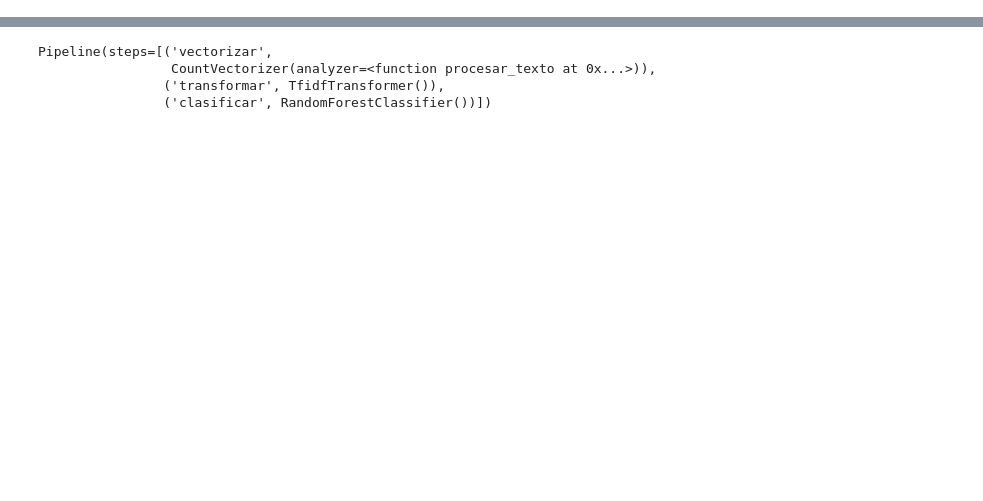
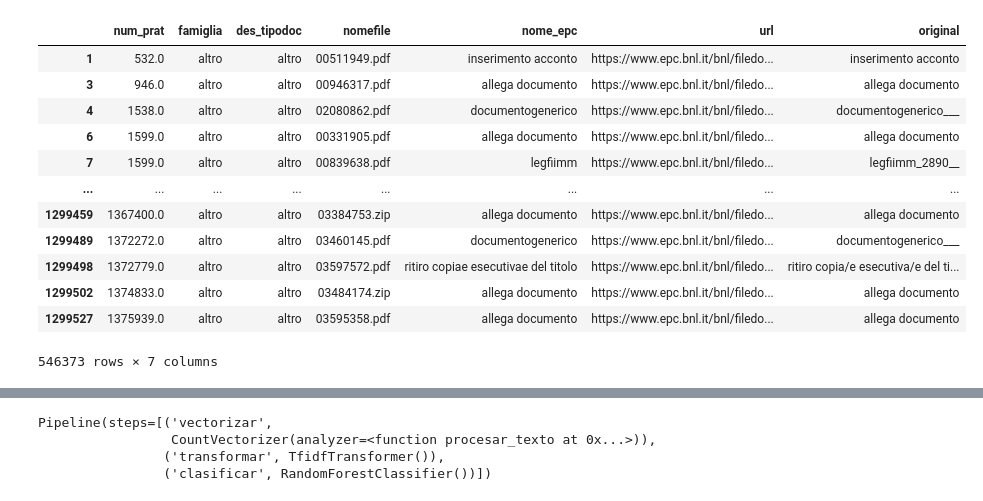
Before and after one commit to sdelliq/NLP, a Jupyter notebook: nlp.ipynb, the cells around one changed output, grey strips where cells are left out. Saved outputs shown, nothing was run; the diff lists cells and outputs as text; code cells hidden in the pictures; blank space fills up the shorter version.

```diff
--- a/nlp.ipynb
+++ b/nlp.ipynb
@@ -30,0 +48,16 @@ df2021 = df2021.applymap(lambda x: x.strip() if isinstance(x, str) else x)
+# %%
+altri
+# %% [output]
+|  | num_prat | famiglia | des_tipodoc | nomefile | nome_epc | url | original |
+| 1 | 532.0 | altro | altro | 00511949.pdf | inserimento acconto | https://www.epc.bnl.it/bnl/filedo... | inserimento acconto |
+| 3 | 946.0 | altro | altro | 00946317.pdf | allega documento | https://www.epc.bnl.it/bnl/filedo... | allega documento |
+| 4 | 1538.0 | altro | altro | 02080862.pdf | documentogenerico | https://www.epc.bnl.it/bnl/filedo... | documentogenerico___ |
+| 6 | 1599.0 | altro | altro | 00331905.pdf | allega documento | https://www.epc.bnl.it/bnl/filedo... | allega documento |
+| 7 | 1599.0 | altro | altro | 00839638.pdf | legfiimm | https://www.epc.bnl.it/bnl/filedo... | legfiimm_2890__ |
+| ... | ... | ... | ... | ... | ... | ... | ... |
+| 1299459 | 1367400.0 | altro | altro | 03384753.zip | allega documento | https://www.epc.bnl.it/bnl/filedo... | allega documento |
+| 1299489 | 1372272.0 | altro | altro | 03460145.pdf | documentogenerico | https://www.epc.bnl.it/bnl/filedo... | documentogenerico___ |
+| 1299498 | 1372779.0 | altro | altro | 03597572.pdf | ritiro copiae esecutivae del titolo | https://www.epc.bnl.it/bnl/filedo... | ritiro copia/e esecutiva/e del ti... |
+| 1299502 | 1374833.0 | altro | altro | 03484174.zip | allega documento | https://www.epc.bnl.it/bnl/filedo... | allega documento |
+| 1299527 | 1375939.0 | altro | altro | 03595358.pdf | allega documento | https://www.epc.bnl.it/bnl/filedo... | allega documento |
+546373 rows × 7 columns
```
Also changed, not shown: parts of 33 cells of this notebook.
